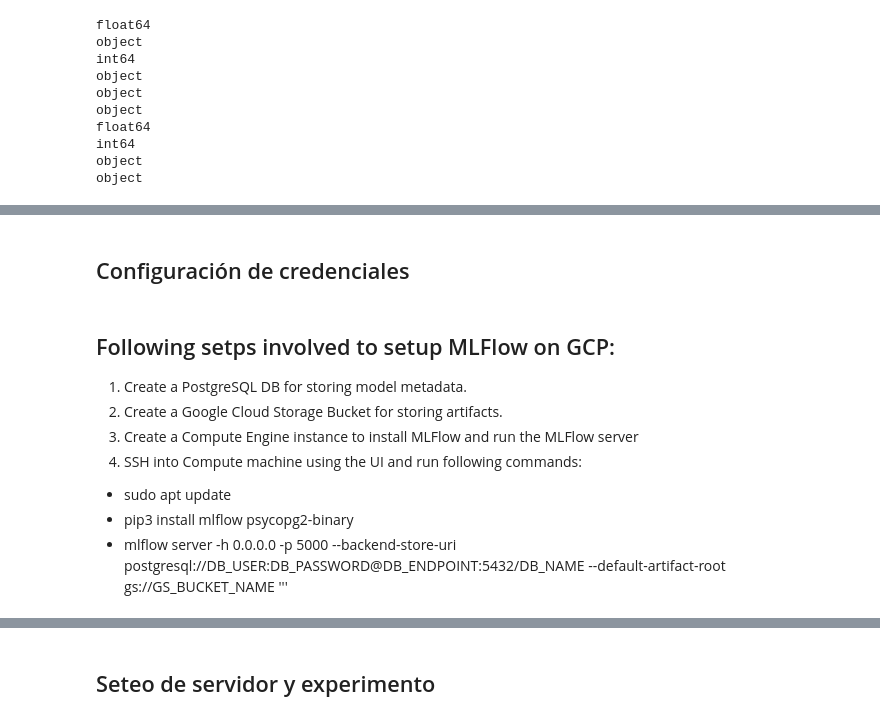
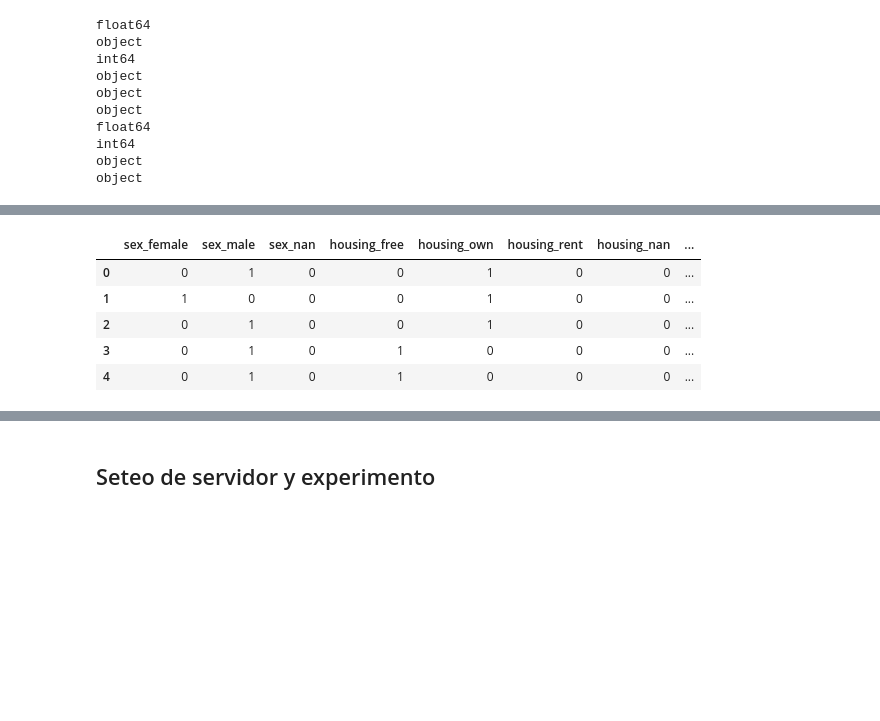
Before and after one commit to alangrosso/datapath-mle, a Jupyter notebook: 04-mlflow/mlf_notebook.ipynb, the cells around one changed output, grey strips where cells are left out. Cells and saved outputs as stored; diff of their text form; code cells hidden in the pictures; blank space fills up the shorter version.

```diff
--- a/04-mlflow/mlf_notebook.ipynb
+++ b/04-mlflow/mlf_notebook.ipynb
@@ -311,2 +243,0 @@ array([[307,   0],
-# %% [markdown]
-## Configuración de credenciales
@@ -316,12 +244,12 @@ array([[307,   0],
-# %% [markdown]
-## Following setps involved to setup MLFlow on GCP:
-
-
-1. Create a PostgreSQL DB for storing model metadata.
-2. Create a Google Cloud Storage Bucket for storing artifacts.
-3. Create a Compute Engine instance to install MLFlow and run the MLFlow server
-4. SSH into Compute machine using the UI and run following commands:
-
-- sudo apt update
-- pip3 install mlflow psycopg2-binary
-- mlflow server -h 0.0.0.0 -p 5000 --backend-store-uri postgresql://DB_USER:DB_PASSWORD@DB_ENDPOINT:5432/DB_NAME --default-artifact-root gs://GS_BUCKET_NAME '''
+# %%
+# Dataset Pre
+df_cat.drop(['risk_good', 'risk_nan'], axis=1, inplace=True)
+df_cat.rename(columns={'risk_bad':'target'}, inplace=True)
+df_cat.head()
+# %% [output]
+|  | sex_female | sex_male | sex_nan | housing_free | housing_own | housing_rent | housing_nan | ... |
+| 0 | 0 | 1 | 0 | 0 | 1 | 0 | 0 | ... |
+| 1 | 1 | 0 | 0 | 0 | 1 | 0 | 0 | ... |
+| 2 | 0 | 1 | 0 | 0 | 1 | 0 | 0 | ... |
+| 3 | 0 | 1 | 0 | 1 | 0 | 0 | 0 | ... |
+| 4 | 0 | 1 | 0 | 1 | 0 | 0 | 0 | ... |
```
Also changed, not shown: parts of 79 cells of this notebook, 6 other files.
